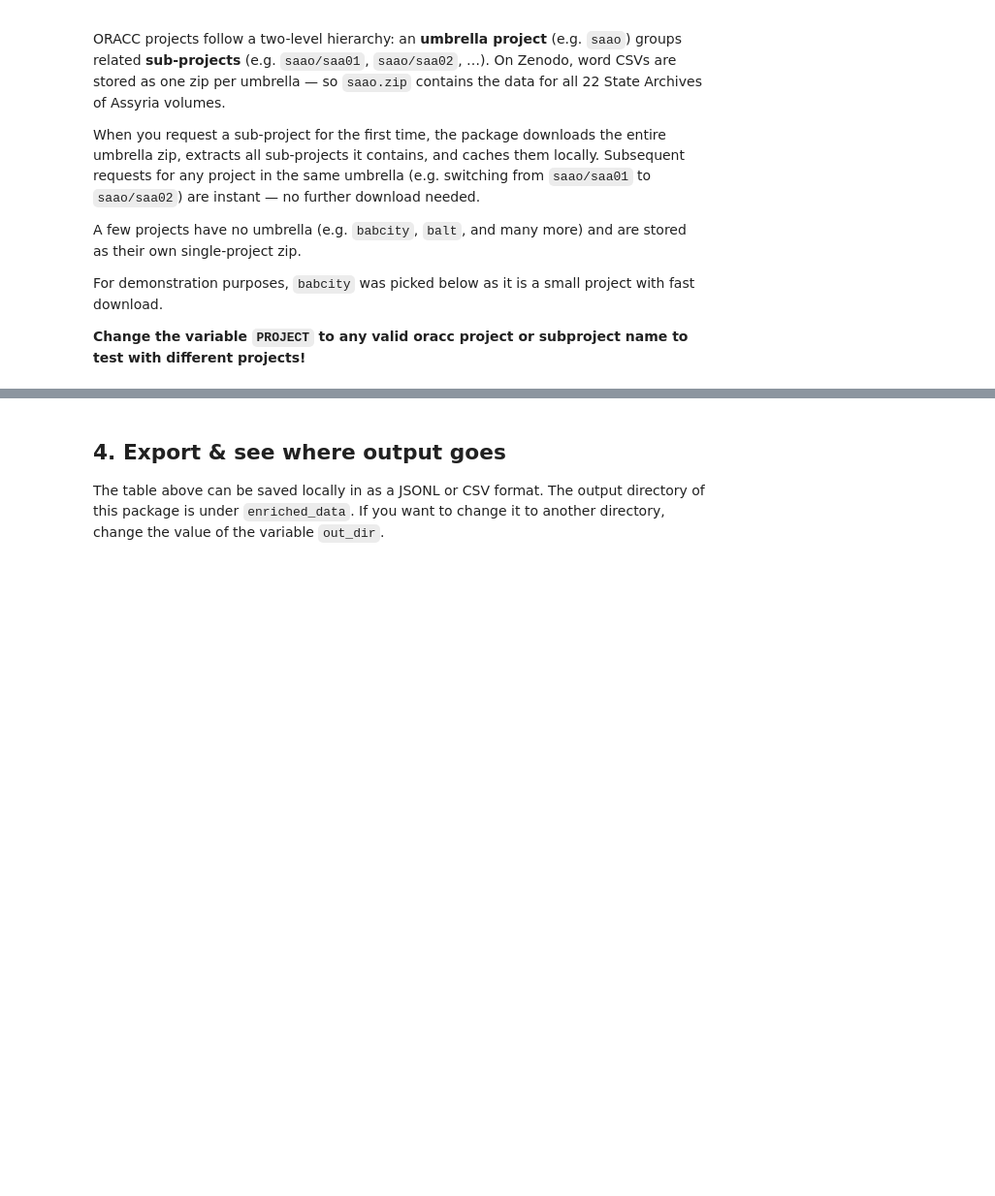
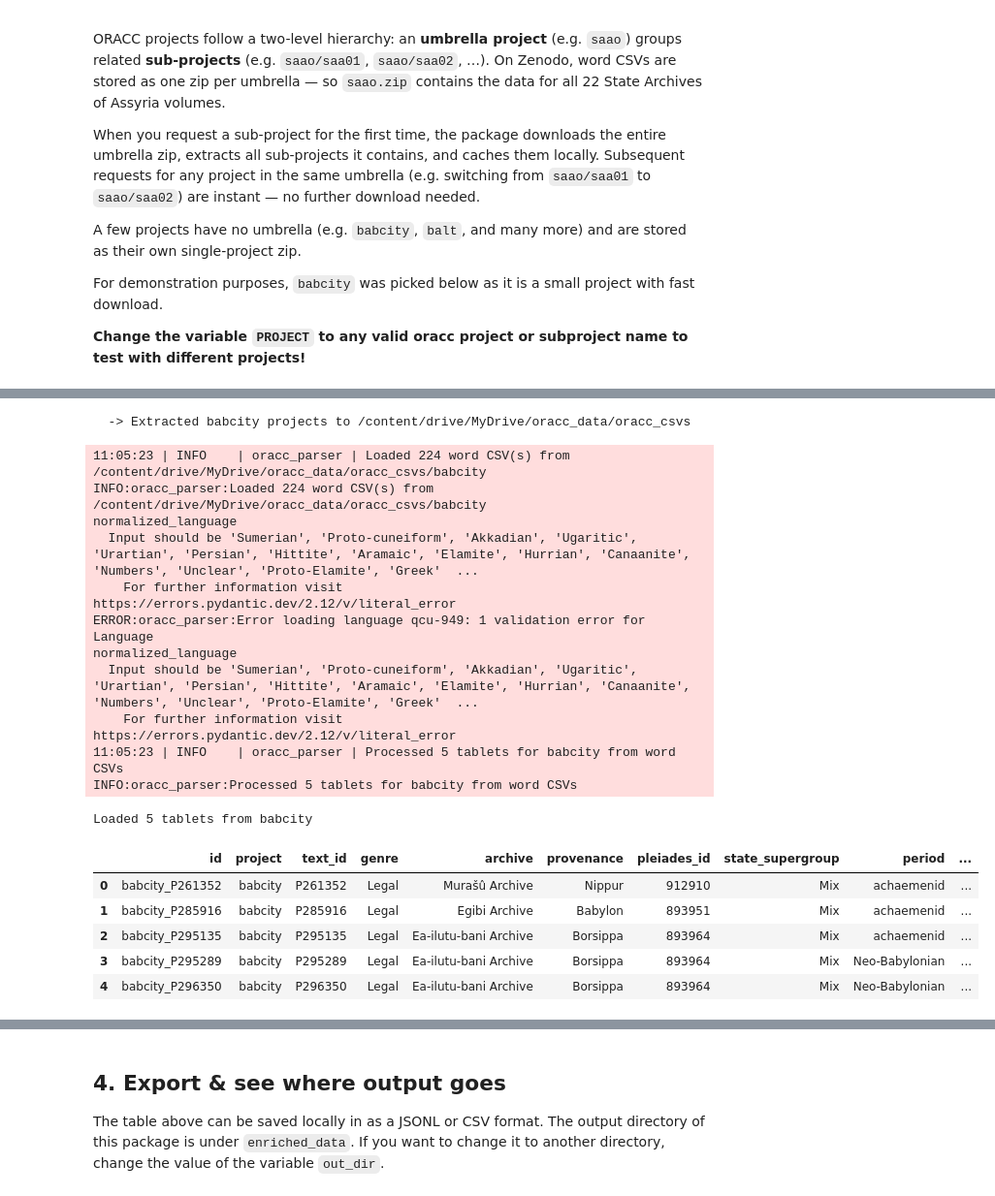
Before and after one commit to shaharspencer/oracc-parser, a Jupyter notebook: notebooks/01_quickstart.ipynb, the cells around one changed output, grey strips where cells are left out. Shown at 97% size. Cells and saved outputs as stored; diff of their text form; code cells hidden in the pictures; blank space fills up the shorter version.

```diff
--- a/notebooks/01_quickstart.ipynb
+++ b/notebooks/01_quickstart.ipynb
@@ -105,0 +67,23 @@ else:
+# %%
+from oracc_parser import parse_project_from_word_csvs, RunConfig, get_metadata_table
+from oracc_parser.io.word_csv import load_word_csvs_from_dir
+from oracc_parser.settings import WORD_CSV_DIR
+
+# Change to any project available in oracc_csvs/
+PROJECT = "babcity"
+LIMIT = 5  # Set to None to load all tablets
+
+project_slug = PROJECT.replace("/", "-")
+project_csv_dir = WORD_CSV_DIR / project_slug
+
+# Loads from disk if already downloaded; downloads from Zenodo otherwise
+word_dfs = load_word_csvs_from_dir(project_csv_dir, project=PROJECT)
+if LIMIT:
+    word_dfs = dict(list(word_dfs.items())[:LIMIT])
+
+config = RunConfig(fetch_translations=False)  # enable after downloading translations from Zenodo
+records = parse_project_from_word_csvs(PROJECT, word_dfs, config=config)
+print(f"Loaded {len(records)} tablets from {PROJECT}")
+
+display(get_metadata_table(records))
+# %% [output]
@@ -105,0 +91,19 @@ else:
+  -> Extracted babcity projects to /content/drive/MyDrive/oracc_data/oracc_csvs
+11:05:23 | INFO    | oracc_parser | Loaded 224 word CSV(s) from /content/drive/MyDrive/oracc_data/oracc_csvs/babcity
+INFO:oracc_parser:Loaded 224 word CSV(s) from /content/drive/MyDrive/oracc_data/oracc_csvs/babcity
+normalized_language
+  Input should be 'Sumerian', 'Proto-cuneiform', 'Akkadian', 'Ugaritic', 'Urartian', 'Persian', 'Hittite', 'Aramaic', 'Elamite', 'Hurrian', 'Canaanite', 'Numbers', 'Unclear', 'Proto-Elamite', 'Greek'  ...
+    For further information visit https://errors.pydantic.dev/2.12/v/literal_error
+ERROR:oracc_parser:Error loading language qcu-949: 1 validation error for Language
+normalized_language
+  Input should be 'Sumerian', 'Proto-cuneiform', 'Akkadian', 'Ugaritic', 'Urartian', 'Persian', 'Hittite', 'Aramaic', 'Elamite', 'Hurrian', 'Canaanite', 'Numbers', 'Unclear', 'Proto-Elamite', 'Greek'  ...
+    For further information visit https://errors.pydantic.dev/2.12/v/literal_error
+11:05:23 | INFO    | oracc_parser | Processed 5 tablets for babcity from word CSVs
+INFO:oracc_parser:Processed 5 tablets for babcity from word CSVs
+Loaded 5 tablets from babcity
+|  | id | project | text_id | genre | archive | provenance | pleiades_id | state_supergroup | period | ... |
+| 0 | babcity_P261352 | babcity | P261352 | Legal | Murašû Archive | Nippur | 912910 | Mix | achaemenid | ... |
+| 1 | babcity_P285916 | babcity | P285916 | Legal | Egibi Archive | Babylon | 893951 | Mix | achaemenid | ... |
+| 2 | babcity_P295135 | babcity | P295135 | Legal | Ea-ilutu-bani Archive | Borsippa | 893964 | Mix | achaemenid | ... |
+| 3 | babcity_P295289 | babcity | P295289 | Legal | Ea-ilutu-bani Archive | Borsippa | 893964 | Mix | Neo-Babylonian | ... |
+| 4 | babcity_P296350 | babcity | P296350 | Legal | Ea-ilutu-bani Archive | Borsippa | 893964 | Mix | Neo-Babylonian | ... |
```
Also changed, not shown: parts of 29 cells of this notebook.
